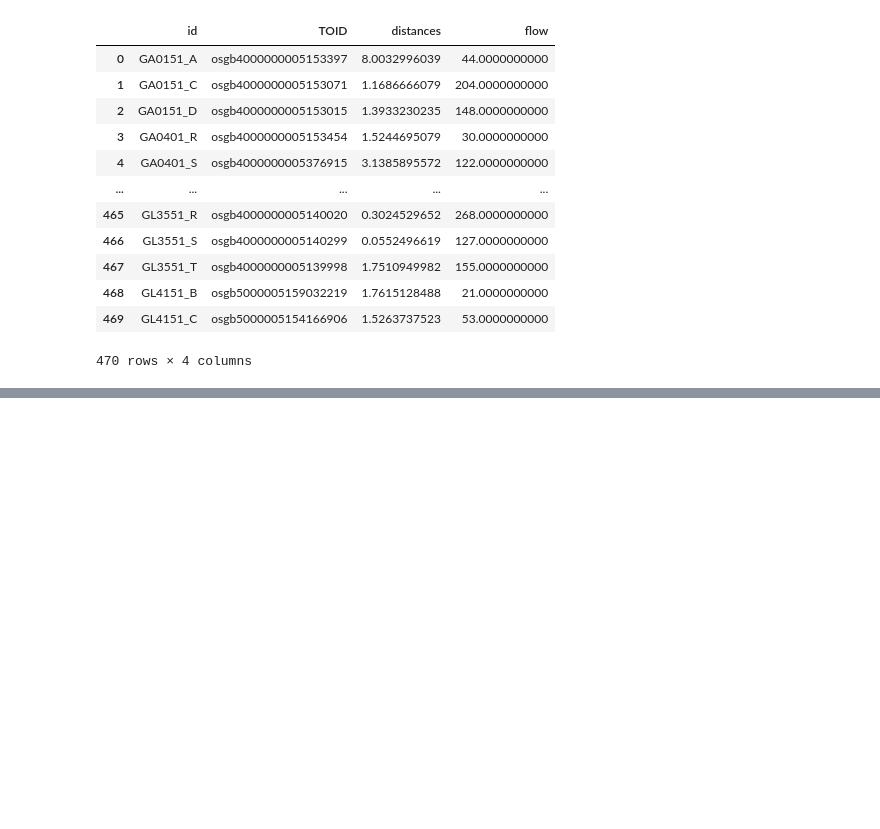
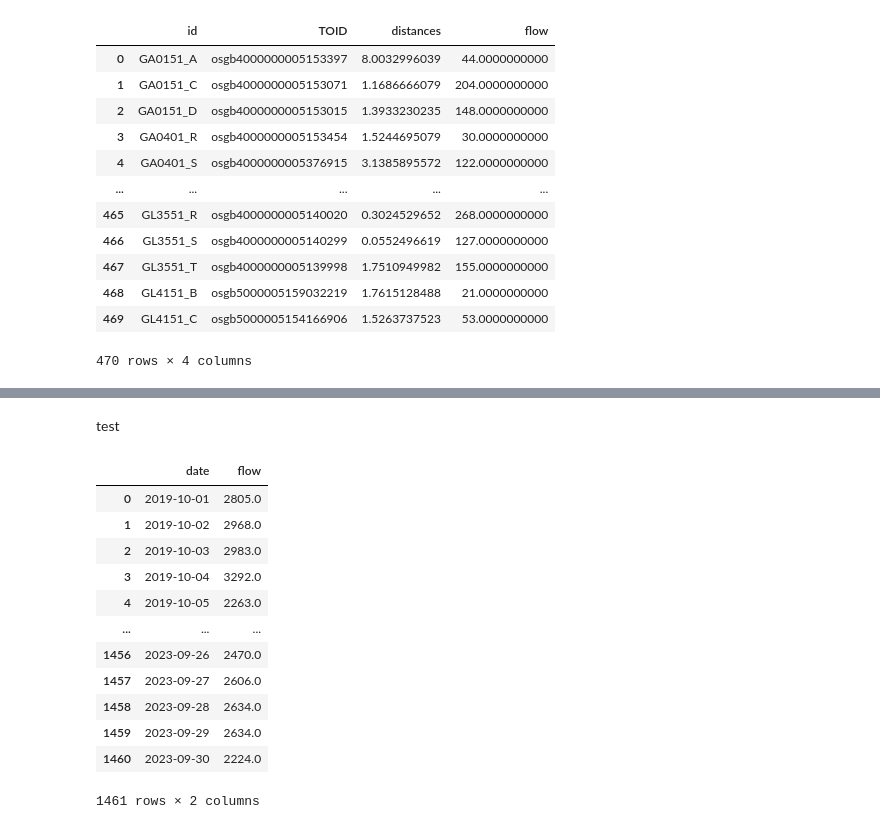
Before and after one commit to YueLi-0816/data_paper, a Jupyter notebook: traffic_flow_plot.ipynb, the cells around one changed output, grey strips where cells are left out. Drawn from its saved outputs; the diff is of its cells as text; code cells hidden in the pictures; blank space fills up the shorter version.

```diff
--- a/traffic_flow_plot.ipynb
+++ b/traffic_flow_plot.ipynb
@@ -340,0 +291,23 @@ def plot_tempdiff_1(ID):
+# %% [markdown]
+test
+# %%
+sensor_df = pd.read_csv(f'SCOOT/data_470_hourly/GA0571_N.csv')
+sensor_daily = sensor_df.groupby("date", as_index=False).agg( {'flow':lambda x: x.mean()*24})
+sensor_daily.date =pd.to_datetime(sensor_daily.date)
+sensor_daily.flow = sensor_daily.flow.astype(int)
+sensor_fulldaily = pd.merge(allTime, sensor_daily, how="left", on=["date"])
+sensor_fulldaily
+# %% [output]
+|  | date | flow |
+| 0 | 2019-10-01 | 2805.0 |
+| 1 | 2019-10-02 | 2968.0 |
+| 2 | 2019-10-03 | 2983.0 |
+| 3 | 2019-10-04 | 3292.0 |
+| 4 | 2019-10-05 | 2263.0 |
+| ... | ... | ... |
+| 1456 | 2023-09-26 | 2470.0 |
+| 1457 | 2023-09-27 | 2606.0 |
+| 1458 | 2023-09-28 | 2634.0 |
+| 1459 | 2023-09-29 | 2634.0 |
+| 1460 | 2023-09-30 | 2224.0 |
+1461 rows × 2 columns
```
Also changed, not shown: parts of 27 cells of this notebook.
